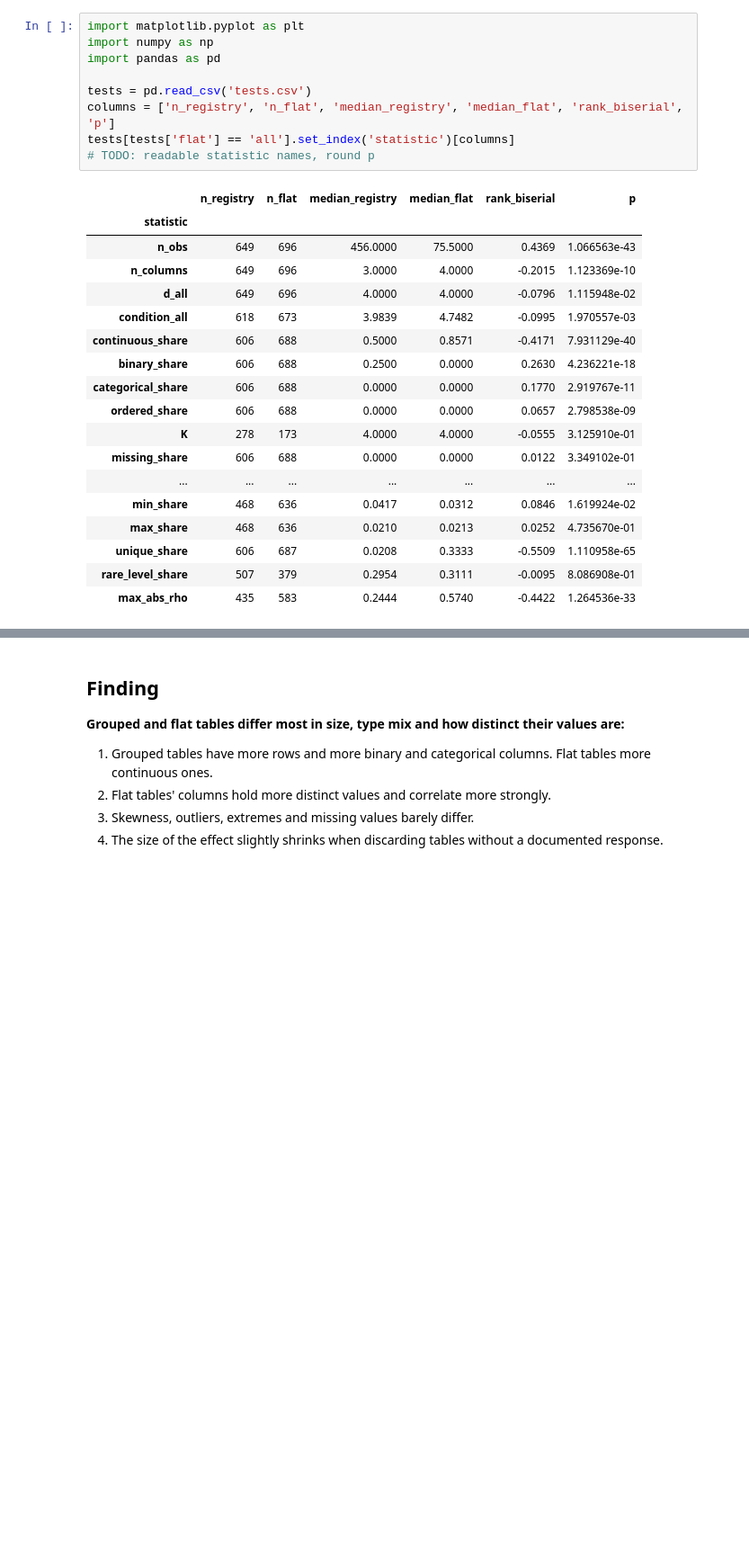
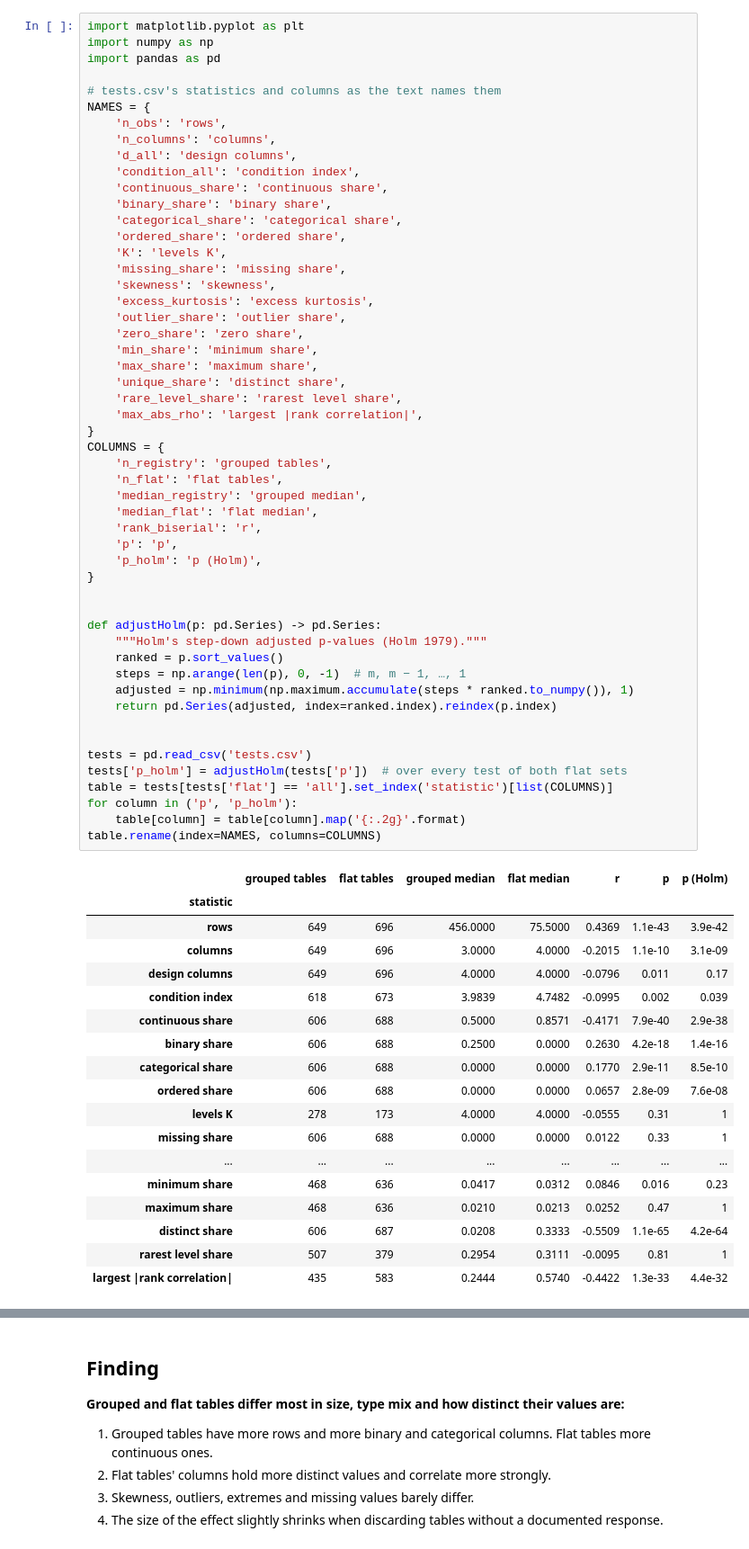
Before and after one commit to adkipnis/mixedbench, a Jupyter notebook: experiments/flat/flat.ipynb, the cells around one changed output, grey strips where cells are left out. Shown at 90% size. Saved outputs shown, nothing was run; the diff lists cells and outputs as text; blank space fills up the shorter version.

```diff
--- a/experiments/flat/flat.ipynb
+++ b/experiments/flat/flat.ipynb
@@ -18,31 +18,74 @@ In what other aspects do the flat tables differ from grouped ones?
 # %%
 import matplotlib.pyplot as plt
 import numpy as np
 import pandas as pd
 
+# tests.csv's statistics and columns as the text names them
+NAMES = {
+    'n_obs': 'rows',
+    'n_columns': 'columns',
+    'd_all': 'design columns',
+    'condition_all': 'condition index',
+    'continuous_share': 'continuous share',
+    'binary_share': 'binary share',
+    'categorical_share': 'categorical share',
+    'ordered_share': 'ordered share',
+    'K': 'levels K',
+    'missing_share': 'missing share',
+    'skewness': 'skewness',
+    'excess_kurtosis': 'excess kurtosis',
+    'outlier_share': 'outlier share',
+    'zero_share': 'zero share',
+    'min_share': 'minimum share',
+    'max_share': 'maximum share',
+    'unique_share': 'distinct share',
+    'rare_level_share': 'rarest level share',
+    'max_abs_rho': 'largest |rank correlation|',
+}
+COLUMNS = {
+    'n_registry': 'grouped tables',
+    'n_flat': 'flat tables',
+    'median_registry': 'grouped median',
+    'median_flat': 'flat median',
+    'rank_biserial': 'r',
+    'p': 'p',
+    'p_holm': 'p (Holm)',
+}
+
+
+def adjustHolm(p: pd.Series) -> pd.Series:
+    """Holm's step-down adjusted p-values (Holm 1979)."""
+    ranked = p.sort_values()
+    steps = np.arange(len(p), 0, -1)  # m, m − 1, …, 1
+    adjusted = np.minimum(np.maximum.accumulate(steps * ranked.to_numpy()), 1)
+    return pd.Series(adjusted, index=ranked.index).reindex(p.index)
+
+
 tests = pd.read_csv('tests.csv')
-columns = ['n_registry', 'n_flat', 'median_registry', 'median_flat', 'rank_biserial', 'p']
-tests[tests['flat'] == 'all'].set_index('statistic')[columns]
-# TODO: readable statistic names, round p
+tests['p_holm'] = adjustHolm(tests['p'])  # over every test of both flat sets
+table = tests[tests['flat'] == 'all'].set_index('statistic')[list(COLUMNS)]
+for column in ('p', 'p_holm'):
+    table[column] = table[column].map('{:.2g}'.format)
+table.rename(index=NAMES, columns=COLUMNS)
 # %% [output]
-|  | n_registry | n_flat | median_registry | median_flat | rank_biserial | p |
-| statistic |  |  |  |  |  |  |
-| n_obs | 649 | 696 | 456.0000 | 75.5000 | 0.4369 | 1.066563e-43 |
-| n_columns | 649 | 696 | 3.0000 | 4.0000 | -0.2015 | 1.123369e-10 |
-| d_all | 649 | 696 | 4.0000 | 4.0000 | -0.0796 | 1.115948e-02 |
-| condition_all | 618 | 673 | 3.9839 | 4.7482 | -0.0995 | 1.970557e-03 |
-| continuous_share | 606 | 688 | 0.5000 | 0.8571 | -0.4171 | 7.931129e-40 |
-| binary_share | 606 | 688 | 0.2500 | 0.0000 | 0.2630 | 4.236221e-18 |
-| categorical_share | 606 | 688 | 0.0000 | 0.0000 | 0.1770 | 2.919767e-11 |
-| ordered_share | 606 | 688 | 0.0000 | 0.0000 | 0.0657 | 2.798538e-09 |
-| K | 278 | 173 | 4.0000 | 4.0000 | -0.0555 | 3.125910e-01 |
-| missing_share | 606 | 688 | 0.0000 | 0.0000 | 0.0122 | 3.349102e-01 |
-| ... | ... | ... | ... | ... | ... | ... |
-| min_share | 468 | 636 | 0.0417 | 0.0312 | 0.0846 | 1.619924e-02 |
-| max_share | 468 | 636 | 0.0210 | 0.0213 | 0.0252 | 4.735670e-01 |
-| unique_share | 606 | 687 | 0.0208 | 0.3333 | -0.5509 | 1.110958e-65 |
-| rare_level_share | 507 | 379 | 0.2954 | 0.3111 | -0.0095 | 8.086908e-01 |
-| max_abs_rho | 435 | 583 | 0.2444 | 0.5740 | -0.4422 | 1.264536e-33 |
+|  | grouped tables | flat tables | grouped median | flat median | r | p | p (Holm) |
+| statistic |  |  |  |  |  |  |  |
+| rows | 649 | 696 | 456.0000 | 75.5000 | 0.4369 | 1.1e-43 | 3.9e-42 |
+| columns | 649 | 696 | 3.0000 | 4.0000 | -0.2015 | 1.1e-10 | 3.1e-09 |
+| design columns | 649 | 696 | 4.0000 | 4.0000 | -0.0796 | 0.011 | 0.17 |
+| condition index | 618 | 673 | 3.9839 | 4.7482 | -0.0995 | 0.002 | 0.039 |
+| continuous share | 606 | 688 | 0.5000 | 0.8571 | -0.4171 | 7.9e-40 | 2.9e-38 |
+| binary share | 606 | 688 | 0.2500 | 0.0000 | 0.2630 | 4.2e-18 | 1.4e-16 |
+| categorical share | 606 | 688 | 0.0000 | 0.0000 | 0.1770 | 2.9e-11 | 8.5e-10 |
+| ordered share | 606 | 688 | 0.0000 | 0.0000 | 0.0657 | 2.8e-09 | 7.6e-08 |
+| levels K | 278 | 173 | 4.0000 | 4.0000 | -0.0555 | 0.31 | 1 |
+| missing share | 606 | 688 | 0.0000 | 0.0000 | 0.0122 | 0.33 | 1 |
+| ... | ... | ... | ... | ... | ... | ... | ... |
+| minimum share | 468 | 636 | 0.0417 | 0.0312 | 0.0846 | 0.016 | 0.23 |
+| maximum share | 468 | 636 | 0.0210 | 0.0213 | 0.0252 | 0.47 | 1 |
+| distinct share | 606 | 687 | 0.0208 | 0.3333 | -0.5509 | 1.1e-65 | 4.2e-64 |
+| rarest level share | 507 | 379 | 0.2954 | 0.3111 | -0.0095 | 0.81 | 1 |
+| largest |rank correlation| | 435 | 583 | 0.2444 | 0.5740 | -0.4422 | 1.3e-33 | 4.4e-32 |
 # %% [markdown]
 ## Effect sizes
 
```
Also changed, not shown: parts of 3 cells of this notebook, 1 other file.
